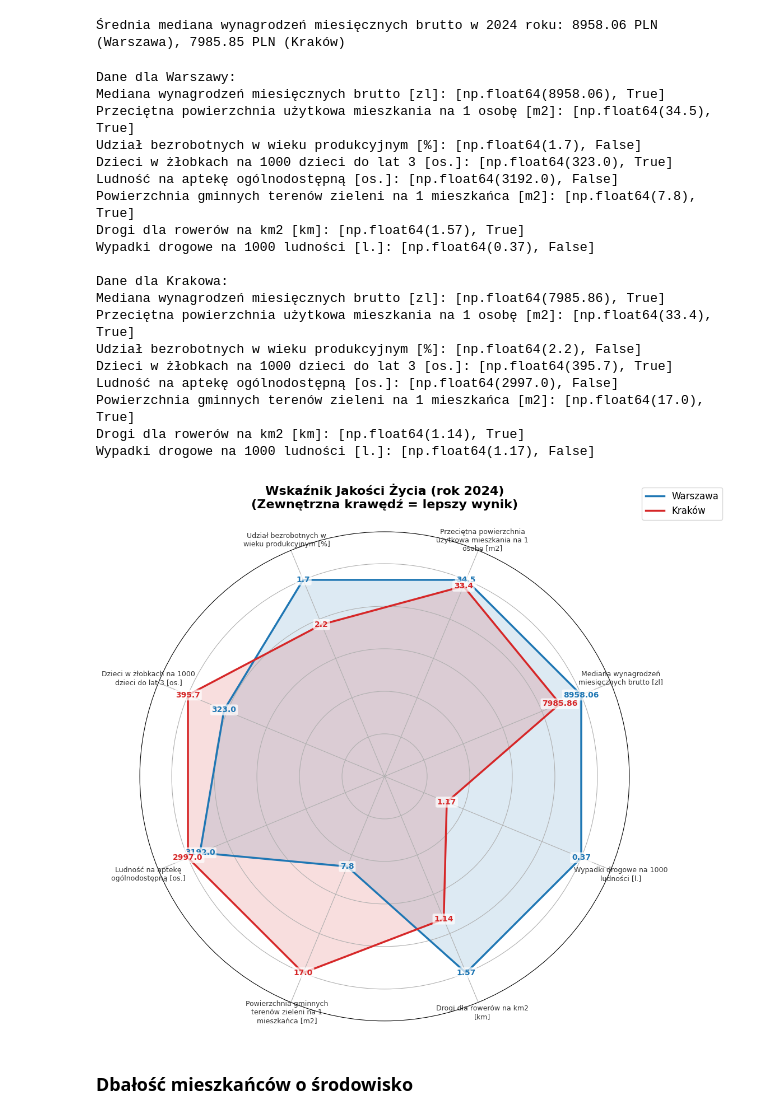
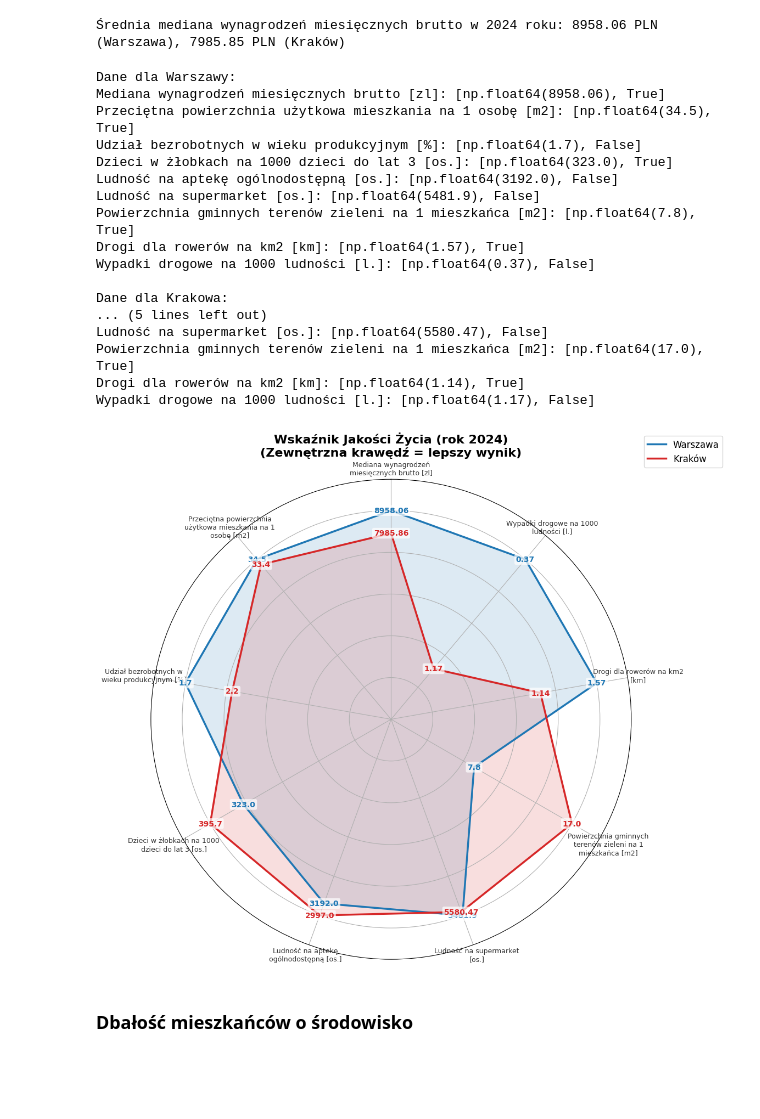
Before and after one commit to Kapturz0ny/sad-proj1, a Jupyter notebook: main.ipynb, the cells around one changed output. Cells and saved outputs as stored; diff of their text form; code cells hidden in the pictures; blank space fills up the shorter version.

```diff
--- a/main.ipynb
+++ b/main.ipynb
@@ -79,3 +79,23 @@ def get_series(df, cat, group, subgroup, w1='', w2='', w3='', w4='', w5='') -> p
     series = row.iloc[0][years].str.replace(',', '.').astype(float)
 
     return series
+# %%
+people_loc = ["LUDNOŚĆ","STAN LUDNOŚCI","Ludność wg grup wieku i płci (Wymiary: Wiek; Płeć)","ogółem","ogółem"]
+people_waw = get_series(df_waw, *people_loc)[1:].dropna()
+people_krk = get_series(df_krk, *people_loc)[1:].dropna()
+
+bar_width = 0.35
+index = np.arange(len(people_waw))
+
+plt.figure(figsize=(10, 5))
+plt.bar(index, people_waw.values / 1e6, bar_width, label='Warszawa')
+plt.bar(index + bar_width, people_krk.values / 1e6, bar_width, label='Kraków')
+plt.xticks(index + bar_width / 2, people_waw.index)
+# add bold number labels stick to top of bars
+for i in range(len(people_waw)):
+    plt.text(index[i], people_waw.values[i] / 1e6 + 0.01, f"{people_waw.values[i]/1e6:,.2f}", ha='center', va='bottom', fontweight='bold')
+    plt.text(index[i] + bar_width, people_krk.values[i] / 1e6 + 0.01, f"{people_krk.values[i]/1e6:,.2f}", ha='center', va='bottom', fontweight='bold')
+plt.title('Liczba mieszkańców w latach 2017-2024')
+plt.ylabel('Liczba mieszkańców [mln]')
+plt.xlabel('Rok')
+plt.legend()
@@ -115,6 +138,10 @@ pharmacy_loc = ["OCHRONA ZDROWIA, OPIEKA SPOŁECZNA I ŚWIADCZENIA NA RZECZ RODZ
 waw_person_data['Ludność na aptekę ogólnodostępną [os.]'] = [get_series(df_waw, *pharmacy_loc).values[-2], False]
 krk_person_data['Ludność na aptekę ogólnodostępną [os.]'] = [get_series(df_krk, *pharmacy_loc).values[-2], False]
 
+supermarket_loc = ["HANDEL I GASTRONOMIA", "SKLEPY I STACJE PALIW", "Sklepy wg form organizacyjnych (Wymiary: Formy organizacyjne)", "supermarkety"]
+waw_person_data['Ludność na supermarket [os.]'] = [(people_waw['2024']/get_series(df_waw, *supermarket_loc)).round(2).values[-2], False]
+krk_person_data['Ludność na supermarket [os.]'] = [(people_krk['2024']/get_series(df_krk, *supermarket_loc)).round(2).values[-2], False]
+
 green_areas_loc = ["STAN I OCHRONA ŚRODOWISKA", "TERENY ZIELENI", "Tereny zieleni - wskaźniki (Wymiary: Wskaźniki)", "powierzchnia gminnych terenów zieleni na 1 mieszkańca"]
 waw_person_data['Powierzchnia gminnych terenów zieleni na 1 mieszkańca [m2]'] = [get_series(df_waw, *green_areas_loc).values[-2], True]
 krk_person_data['Powierzchnia gminnych terenów zieleni na 1 mieszkańca [m2]'] = [get_series(df_krk, *green_areas_loc).values[-2], True]
@@ -141,16 +168,14 @@ Przeciętna powierzchnia użytkowa mieszkania na 1 osobę [m2]: [np.float64(34.5
 Udział bezrobotnych w wieku produkcyjnym [%]: [np.float64(1.7), False]
 Dzieci w żłobkach na 1000 dzieci do lat 3 [os.]: [np.float64(323.0), True]
 Ludność na aptekę ogólnodostępną [os.]: [np.float64(3192.0), False]
+Ludność na supermarket [os.]: [np.float64(5481.9), False]
 Powierzchnia gminnych terenów zieleni na 1 mieszkańca [m2]: [np.float64(7.8), True]
 Drogi dla rowerów na km2 [km]: [np.float64(1.57), True]
 Wypadki drogowe na 1000 ludności [l.]: [np.float64(0.37), False]
 
 Dane dla Krakowa:
-Mediana wynagrodzeń miesięcznych brutto [zl]: [np.float64(7985.86), True]
-Przeciętna powierzchnia użytkowa mieszkania na 1 osobę [m2]: [np.float64(33.4), True]
-Udział bezrobotnych w wieku produkcyjnym [%]: [np.float64(2.2), False]
-Dzieci w żłobkach na 1000 dzieci do lat 3 [os.]: [np.float64(395.7), True]
-Ludność na aptekę ogólnodostępną [os.]: [np.float64(2997.0), False]
+... (5 lines left out)
+Ludność na supermarket [os.]: [np.float64(5580.47), False]
 Powierzchnia gminnych terenów zieleni na 1 mieszkańca [m2]: [np.float64(17.0), True]
 Drogi dla rowerów na km2 [km]: [np.float64(1.14), True]
 Wypadki drogowe na 1000 ludności [l.]: [np.float64(1.17), False]
@@ -182,7 +207,7 @@ waw_scores += waw_scores[:1]
 krk_scores += krk_scores[:1]
 
 fig, ax = plt.subplots(figsize=(12, 10), subplot_kw=dict(polar=True))
-ax.set_theta_offset(np.pi / 8)
+ax.set_theta_offset(np.pi / 2)
 
 plt.xticks(angles[:-1], wrapped_labels, color='#333333', size=9)
 
@@ -195,33 +220,33 @@ color_krk = '#d62728'
 ax.plot(angles, waw_scores, linewidth=2.5, linestyle='solid', label='Warszawa', color=color_waw)
 ax.fill(angles, waw_scores, color_waw, alpha=0.15)
 
 ax.plot(angles, krk_scores, linewidth=2.5, linestyle='solid', label='Kraków', color=color_krk)
 ax.fill(angles, krk_scores, color_krk, alpha=0.15)
 
 for i in range(N):
     angle_rad = angles[i]
 
     val_waw = waw_person_data[categories[i]][0]
     val_krk = krk_person_data[categories[i]][0]
 
     bbox_props = dict(boxstyle="round,pad=0.2", fc="white", ec="none", alpha=0.7)
 
     ax.text(angle_rad, waw_scores[i], f"{val_waw}",
             color=color_waw, size=10, weight='bold',
             ha='center', va='center', bbox=bbox_props)
 
     ax.text(angle_rad, krk_scores[i], f"{val_krk}",
             color=color_krk, size=10, weight='bold',
             ha='center', va='center', bbox=bbox_props)
 
 plt.title('Wskaźnik Jakości Życia (rok 2024)\n(Zewnętrzna krawędź = lepszy wynik)',
           size=16, weight='bold', pad=30)
 plt.legend(loc='upper right', bbox_to_anchor=(1.2, 1.1), fontsize=12)
 
 fig.tight_layout()
 plt.savefig('img/quality_indicator.png', dpi=300)
 plt.show()
 # %% [output]
-[figure, old version]
+[figure, new version]
 # %% [markdown]
 ### Dbałość mieszkańców o środowisko
```
Also changed, not shown: parts of 9 cells of this notebook, 7 other files.
